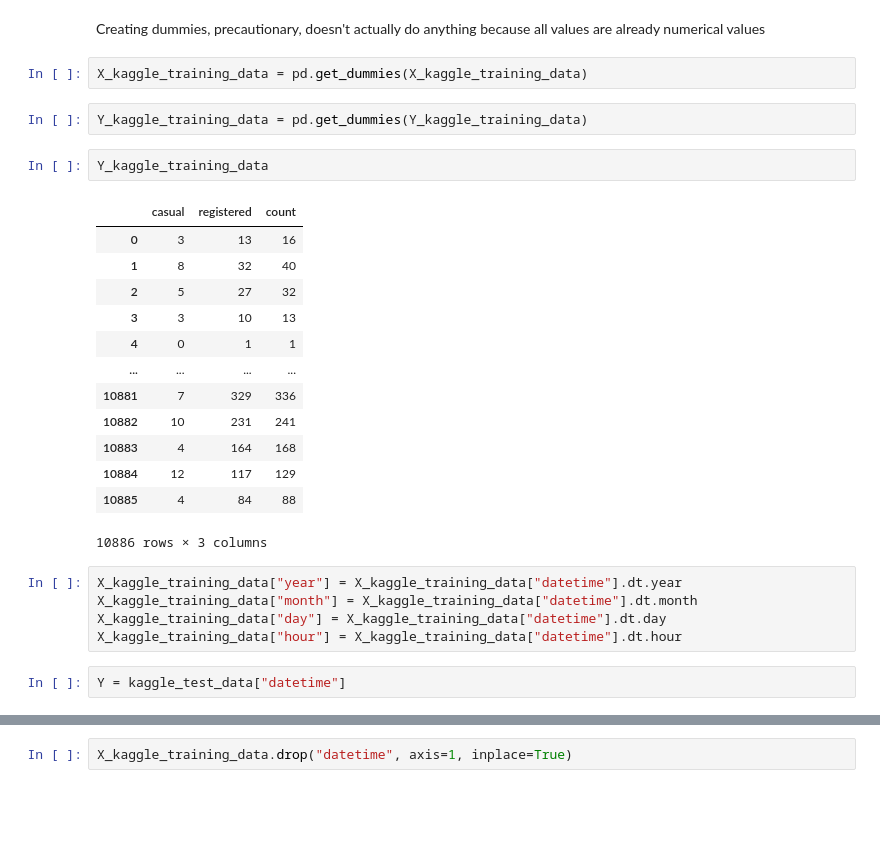
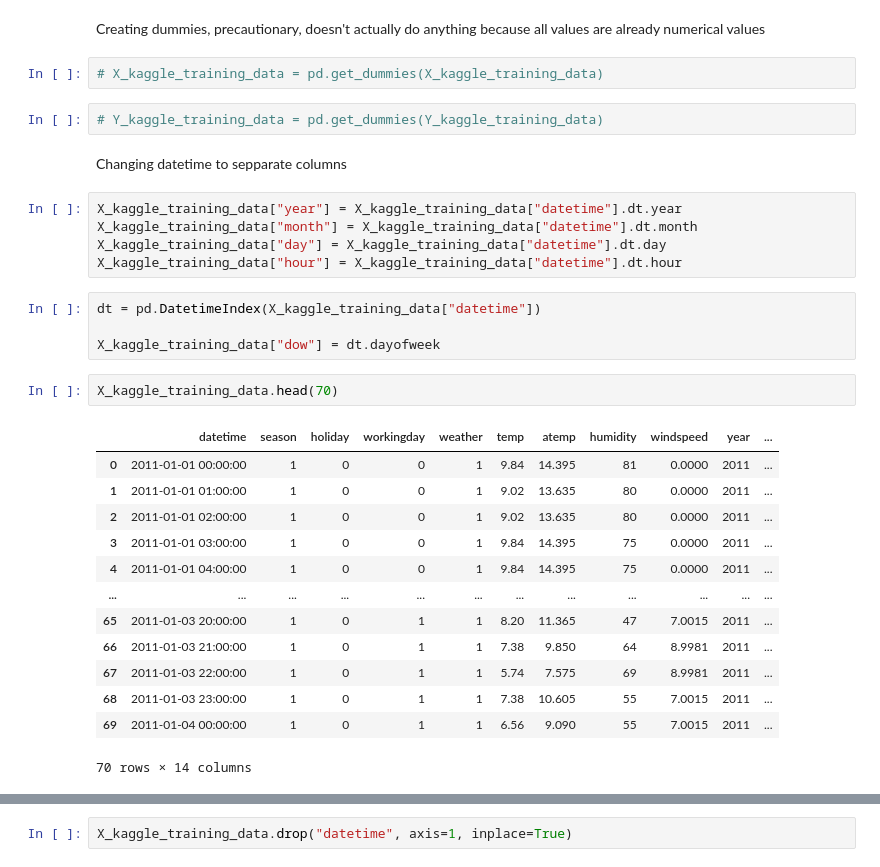
Before and after one commit to Scarch/ProjectE8, a Jupyter notebook: kaggle_model.ipynb, the cells around one changed output, grey strips where cells are left out. Drawn from its saved outputs; the diff is of its cells as text; blank space fills up the shorter version.

```diff
--- a/kaggle_model.ipynb
+++ b/kaggle_model.ipynb
@@ -92,29 +98,33 @@ dtype: object
 # %% [markdown]
 Creating dummies, precautionary, doesn't actually do anything because all values are already numerical values
 # %%
-X_kaggle_training_data = pd.get_dummies(X_kaggle_training_data)
+# X_kaggle_training_data = pd.get_dummies(X_kaggle_training_data)
 # %%
-Y_kaggle_training_data = pd.get_dummies(Y_kaggle_training_data)
+# Y_kaggle_training_data = pd.get_dummies(Y_kaggle_training_data)
-# %%
-Y_kaggle_training_data
-# %% [output]
-|  | casual | registered | count |
-| 0 | 3 | 13 | 16 |
-| 1 | 8 | 32 | 40 |
-| 2 | 5 | 27 | 32 |
-| 3 | 3 | 10 | 13 |
-| 4 | 0 | 1 | 1 |
-| ... | ... | ... | ... |
-| 10881 | 7 | 329 | 336 |
-| 10882 | 10 | 231 | 241 |
-| 10883 | 4 | 164 | 168 |
-| 10884 | 12 | 117 | 129 |
-| 10885 | 4 | 84 | 88 |
-10886 rows × 3 columns
+# %% [markdown]
+Changing datetime to sepparate columns
 # %%
 X_kaggle_training_data["year"] = X_kaggle_training_data["datetime"].dt.year
 X_kaggle_training_data["month"] = X_kaggle_training_data["datetime"].dt.month
 X_kaggle_training_data["day"] = X_kaggle_training_data["datetime"].dt.day
 X_kaggle_training_data["hour"] = X_kaggle_training_data["datetime"].dt.hour
-# %%
-Y = kaggle_test_data["datetime"]
+# %%
+dt = pd.DatetimeIndex(X_kaggle_training_data["datetime"])
+
+X_kaggle_training_data["dow"] = dt.dayofweek
+# %%
+X_kaggle_training_data.head(70)
+# %% [output]
+|  | datetime | season | holiday | workingday | weather | temp | atemp | humidity | windspeed | year | ... |
+| 0 | 2011-01-01 00:00:00 | 1 | 0 | 0 | 1 | 9.84 | 14.395 | 81 | 0.0000 | 2011 | ... |
+| 1 | 2011-01-01 01:00:00 | 1 | 0 | 0 | 1 | 9.02 | 13.635 | 80 | 0.0000 | 2011 | ... |
+| 2 | 2011-01-01 02:00:00 | 1 | 0 | 0 | 1 | 9.02 | 13.635 | 80 | 0.0000 | 2011 | ... |
+| 3 | 2011-01-01 03:00:00 | 1 | 0 | 0 | 1 | 9.84 | 14.395 | 75 | 0.0000 | 2011 | ... |
+| 4 | 2011-01-01 04:00:00 | 1 | 0 | 0 | 1 | 9.84 | 14.395 | 75 | 0.0000 | 2011 | ... |
+| ... | ... | ... | ... | ... | ... | ... | ... | ... | ... | ... | ... |
+| 65 | 2011-01-03 20:00:00 | 1 | 0 | 1 | 1 | 8.20 | 11.365 | 47 | 7.0015 | 2011 | ... |
+| 66 | 2011-01-03 21:00:00 | 1 | 0 | 1 | 1 | 7.38 | 9.850 | 64 | 8.9981 | 2011 | ... |
+| 67 | 2011-01-03 22:00:00 | 1 | 0 | 1 | 1 | 5.74 | 7.575 | 69 | 8.9981 | 2011 | ... |
+| 68 | 2011-01-03 23:00:00 | 1 | 0 | 1 | 1 | 7.38 | 10.605 | 55 | 7.0015 | 2011 | ... |
+| 69 | 2011-01-04 00:00:00 | 1 | 0 | 1 | 1 | 6.56 | 9.090 | 55 | 7.0015 | 2011 | ... |
+70 rows × 14 columns
```
Also changed, not shown: parts of 143 cells of this notebook, 3 other files.
